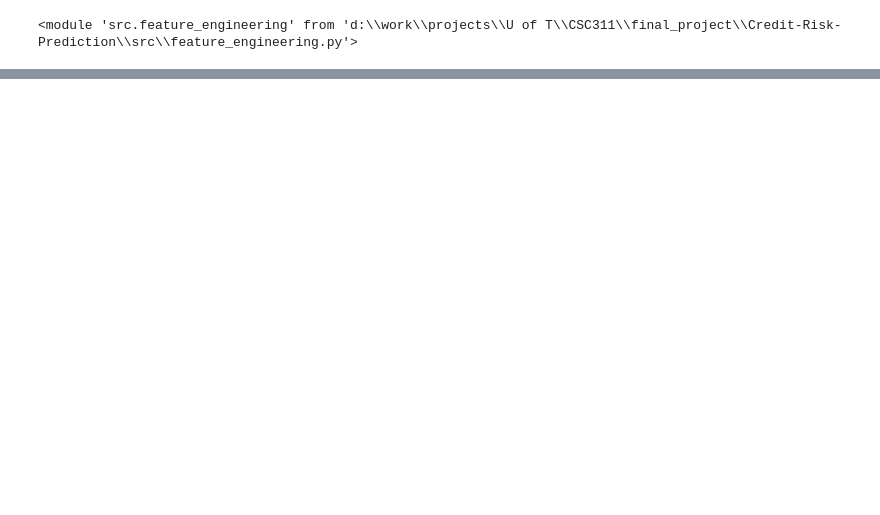
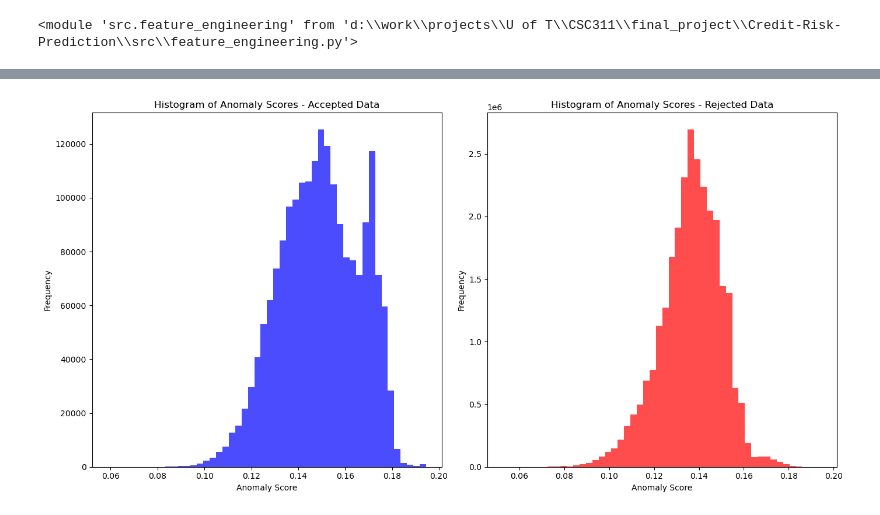
Before and after one commit to sontheteacher/Credit-Risk-Prediction, a Jupyter notebook: notebooks/feature_engineering.ipynb, the cells around one changed output, grey strips where cells are left out. Cells and saved outputs as stored; diff of their text form; code cells hidden in the pictures; blank space fills up the shorter version.

```diff
--- a/notebooks/feature_engineering.ipynb
+++ b/notebooks/feature_engineering.ipynb
@@ -60,0 +212,3 @@ ValueError: could not convert string to float: ' 60 months'
+# %%
+# Calculate anomaly scores for accepted data
+accepted_data_subset['anomaly_score'] = isolation_forest_2.decision_function(accepted_data_numerical)
@@ -60,0 +221,2 @@ ValueError: could not convert string to float: ' 60 months'
+# %%
+rejected_data_numerical = combined_data_numerical.iloc[accepted_data.shape[0]:, :]
@@ -60,0 +225,21 @@ ValueError: could not convert string to float: ' 60 months'
+# %%
+# Define batch size
+batch_size = 100000  # Adjust based on available memory
+
+# Placeholder for results
+anomaly_scores = []
+
+# Split data into batches
+num_rows = rejected_data_numerical.shape[0]
+for start in range(0, num_rows, batch_size):
+    end = start + batch_size
+    batch = rejected_data_numerical[start:end]
+    print(f"Processing rows {start} to {end}")
+    # Compute anomaly scores for the batch
+    batch_scores = isolation_forest_2.decision_function(batch)
+    anomaly_scores.extend(batch_scores)
+
+# Convert the results back to a numpy array or DataFrame
+anomaly_scores = np.array(anomaly_scores)
+# %%
+rejected_data_subset['anomaly_score'] = anomaly_scores
@@ -60,0 +284,21 @@ ValueError: could not convert string to float: ' 60 months'
+# %%
+plt.figure(figsize=(14, 7))
+
+# Plot histogram for accepted data
+plt.subplot(1, 2, 1)
+plt.hist(accepted_data_subset['anomaly_score'], bins=50, color='blue', alpha=0.7)
+plt.title('Histogram of Anomaly Scores - Accepted Data')
+plt.xlabel('Anomaly Score')
+plt.ylabel('Frequency')
+
+# Plot histogram for rejected data
+plt.subplot(1, 2, 2)
+plt.hist(rejected_data_subset['anomaly_score'], bins=50, color='red', alpha=0.7)
+plt.title('Histogram of Anomaly Scores - Rejected Data')
+plt.xlabel('Anomaly Score')
+plt.ylabel('Frequency')
+
+plt.tight_layout()
+plt.show()
+# %% [output]
+[figure, added]
```
Also changed, not shown: parts of 42 cells of this notebook.
